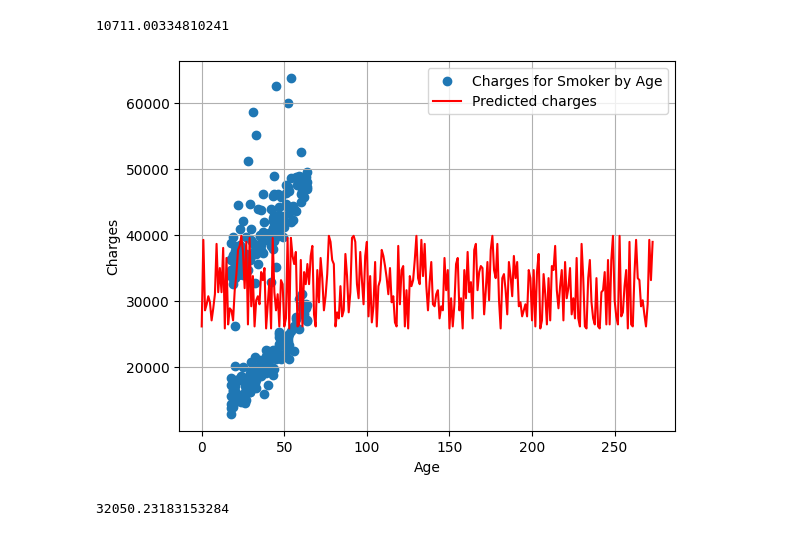
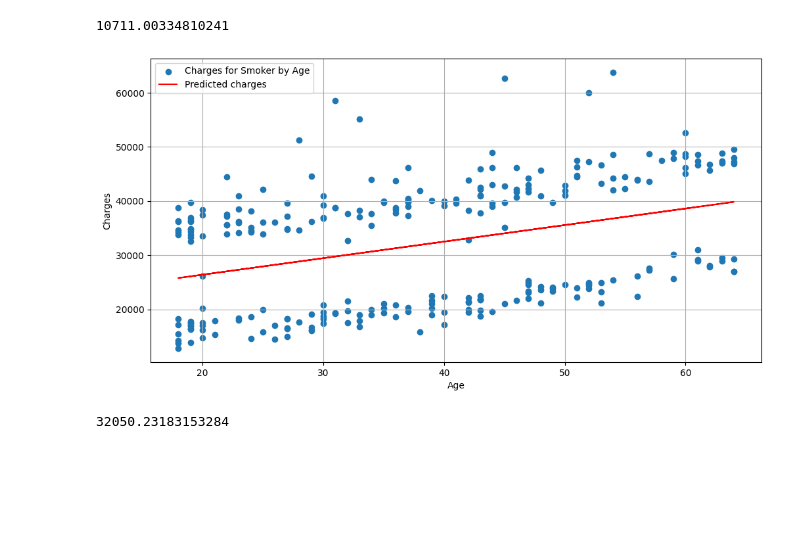
Before and after one commit to yanamushka/ML-course, a Jupyter notebook: HW_2_4_Побудова_лінійної_регресії_за_одною_ознакою_ipynb".ipynb, the cells around one changed output. Drawn from its saved outputs; the diff is of its cells as text; code cells hidden in the pictures; blank space fills up the shorter version.

```diff
--- a/HW_2_4_Побудова_лінійної_регресії_за_одною_ознакою_ipynb".ipynb
+++ b/HW_2_4_Побудова_лінійної_регресії_за_одною_ознакою_ipynb".ipynb
@@ -210,16 +210,16 @@ RMSE_smoker
 # %% [output]
 10711.00334810241
 # %%
-
+plt.figure(figsize=(12, 6))
 plt.scatter(X_smoker,Y_smoker, label = 'Charges for Smoker by Age' )
-plt.plot(predictions_sklearn_smoker, color = 'red', label = 'Predicted charges')
+plt.plot(X_smoker,predictions_sklearn_smoker, color = 'red', label = 'Predicted charges')
 plt.xlabel('Age')
 plt.ylabel('Charges')
 plt.legend()
 plt.grid(True)
 plt.show()
 # %% [output]
-[figure, old version]
+[figure, new version]
 # %%
 Y_smoker.mean()
 # %% [output]
```
